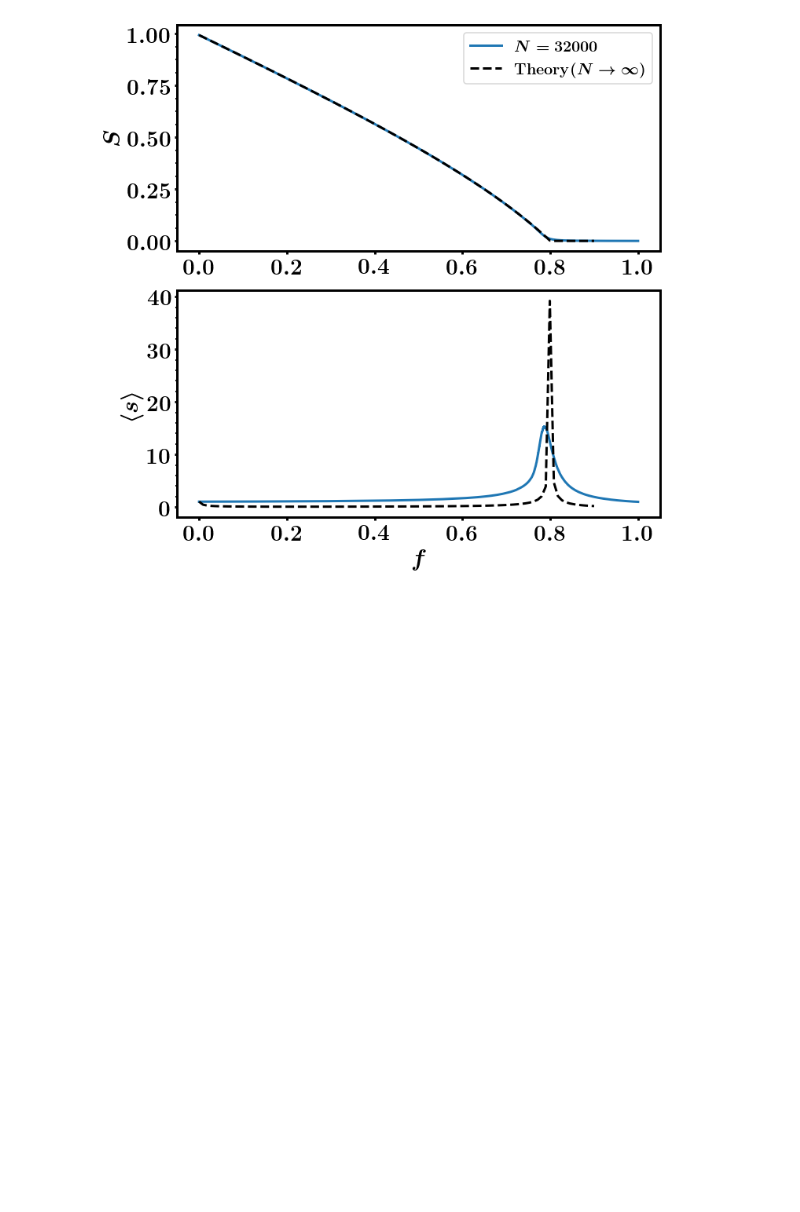
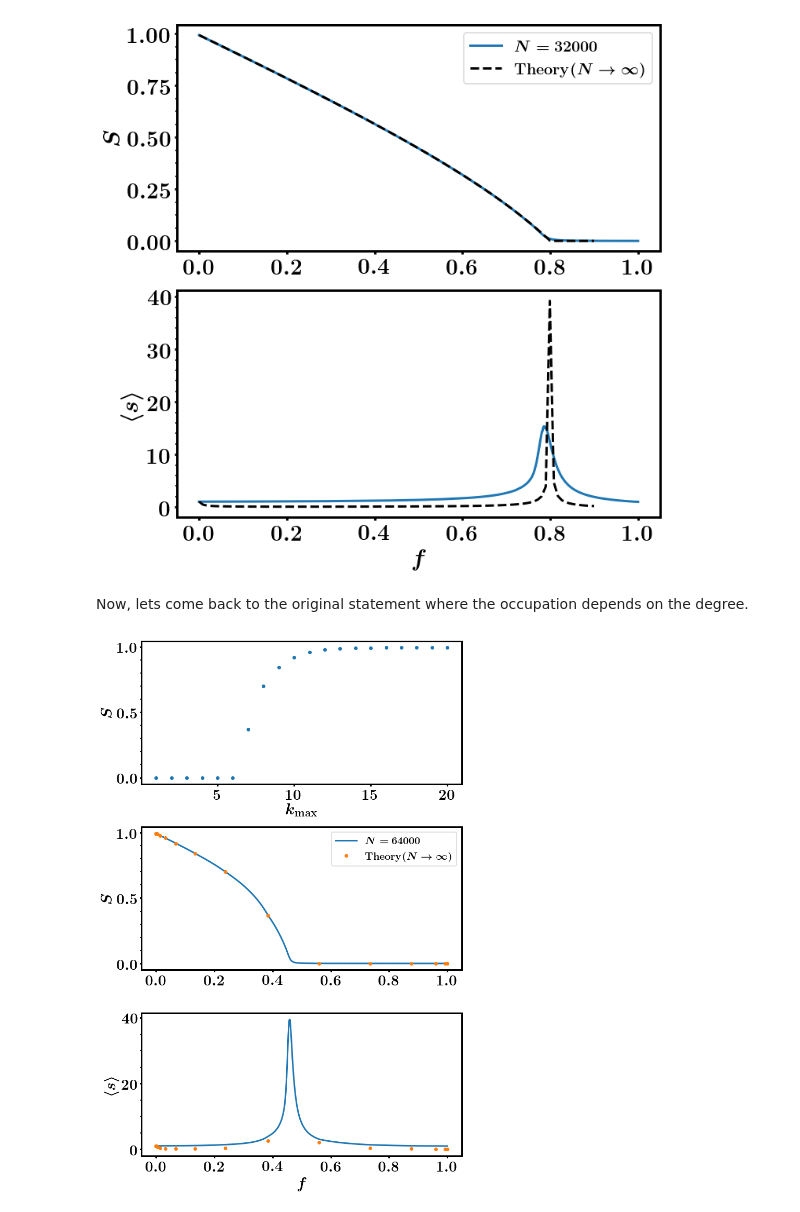
Before and after one commit to nahuelalmeira/dismantlingScaling, a Jupyter notebook: python/generatingFunction.ipynb, the cells around one changed output. Cells and saved outputs as stored; diff of their text form; code cells hidden in the pictures; blank space fills up the shorter version.

Commit message:
Added initial degree attack and scaling

```diff
--- a/python/generatingFunction.ipynb
+++ b/python/generatingFunction.ipynb
@@ -458,0 +458,2 @@ for N in N_values:
+# %% [markdown]
+Now, lets come back to the original statement where the occupation depends on the degree.
@@ -458,0 +534,27 @@ for N in N_values:
+# %%
+attack = 'Deg'
+df = load_dataframe(attack, N, meank, fast=True, n_seeds=n_seeds)
+
+fig, axes = plt.subplots(figsize=(10,15), nrows=3)
+
+ax = axes[0]
+ax.set_xlabel(r'$k_{\mathrm{max}}$')
+ax.set_ylabel(r'$S$')
+ax.plot(k_values, S_values, 'o')
+
+ax = axes[1]
+ax.set_ylabel(r'$S$')
+ax.plot(df.f, df.Sgcc, label=r'$N = {{{}}}$'.format(N))
+ax.plot(f_values, S_values, 'o', label=r'$\mathrm{Theory }(N\rightarrow \infty)$')
+ax.legend(loc='best', fontsize=20)
+
+ax = axes[2]
+ax.set_xlabel(r'$f$')
+ax.set_ylabel(r'$\langle s \rangle$')
+ax.plot(df.f, df.meanS)
+ax.plot(f_values, meanS_values, 'o')
+
+plt.tight_layout()
+plt.show()
+# %% [output]
+[figure, added]
```
Also changed, not shown: parts of 13 cells of this notebook.
